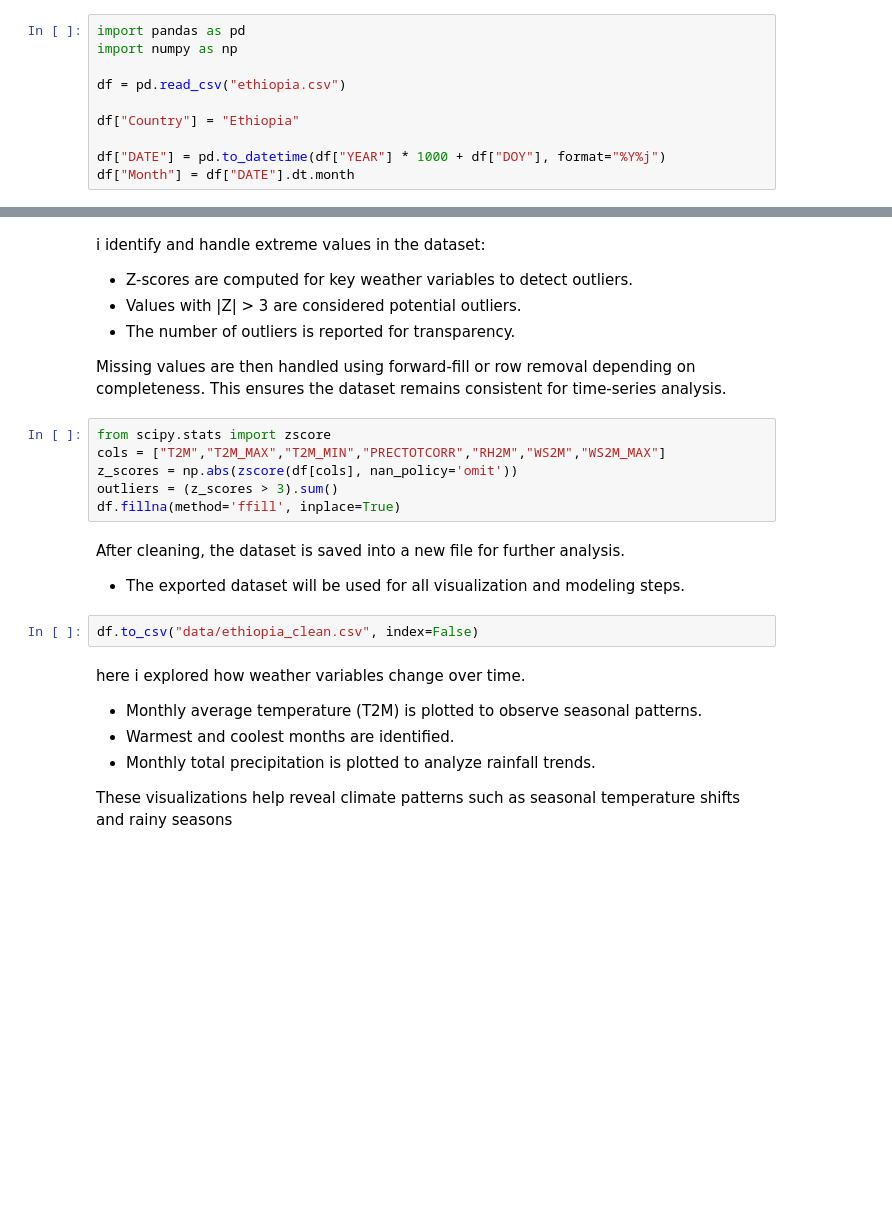
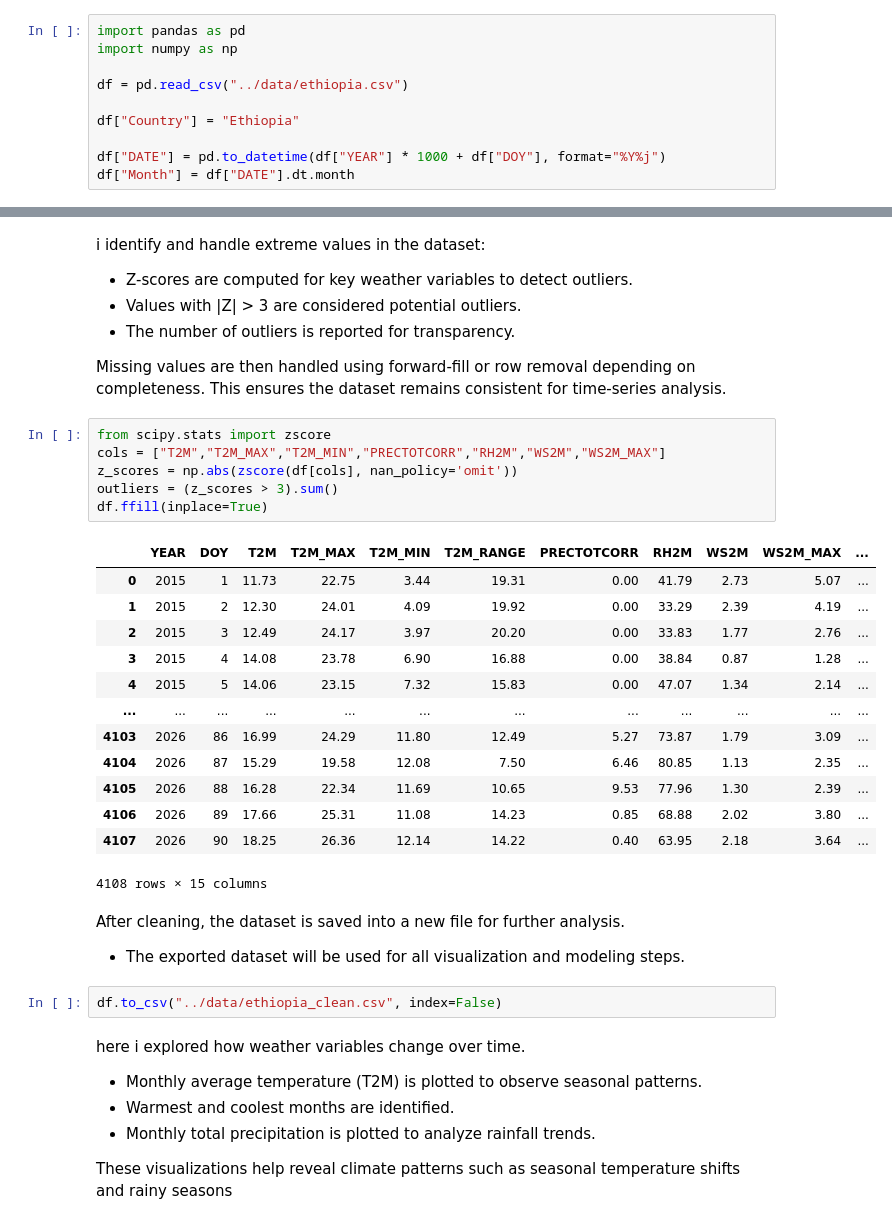
Before and after one commit to Raeyeyoh/climate-challenge-week0, a Jupyter notebook: notebooks/ethiopia_eda.ipynb, the cells around one changed output, grey strips where cells are left out. Drawn from its saved outputs; the diff is of its cells as text; blank space fills up the shorter version.

```diff
--- a/notebooks/ethiopia_eda.ipynb
+++ b/notebooks/ethiopia_eda.ipynb
@@ -4,7 +4,7 @@ i start by loading the dataset and creating useful time-based features like Mont
 import pandas as pd
 import numpy as np
 
-df = pd.read_csv("ethiopia.csv")
+df = pd.read_csv("../data/ethiopia.csv")
 
 df["Country"] = "Ethiopia"
 
@@ -38,15 +38,29 @@ Missing values are then handled using forward-fill or row removal depending on c
 # %%
 from scipy.stats import zscore
 cols = ["T2M","T2M_MAX","T2M_MIN","PRECTOTCORR","RH2M","WS2M","WS2M_MAX"]
 z_scores = np.abs(zscore(df[cols], nan_policy='omit'))
 outliers = (z_scores > 3).sum()
-df.fillna(method='ffill', inplace=True)
+df.ffill(inplace=True)
+# %% [output]
+|  | YEAR | DOY | T2M | T2M_MAX | T2M_MIN | T2M_RANGE | PRECTOTCORR | RH2M | WS2M | WS2M_MAX | ... |
+| 0 | 2015 | 1 | 11.73 | 22.75 | 3.44 | 19.31 | 0.00 | 41.79 | 2.73 | 5.07 | ... |
+| 1 | 2015 | 2 | 12.30 | 24.01 | 4.09 | 19.92 | 0.00 | 33.29 | 2.39 | 4.19 | ... |
+| 2 | 2015 | 3 | 12.49 | 24.17 | 3.97 | 20.20 | 0.00 | 33.83 | 1.77 | 2.76 | ... |
+| 3 | 2015 | 4 | 14.08 | 23.78 | 6.90 | 16.88 | 0.00 | 38.84 | 0.87 | 1.28 | ... |
+| 4 | 2015 | 5 | 14.06 | 23.15 | 7.32 | 15.83 | 0.00 | 47.07 | 1.34 | 2.14 | ... |
+| ... | ... | ... | ... | ... | ... | ... | ... | ... | ... | ... | ... |
+| 4103 | 2026 | 86 | 16.99 | 24.29 | 11.80 | 12.49 | 5.27 | 73.87 | 1.79 | 3.09 | ... |
+| 4104 | 2026 | 87 | 15.29 | 19.58 | 12.08 | 7.50 | 6.46 | 80.85 | 1.13 | 2.35 | ... |
+| 4105 | 2026 | 88 | 16.28 | 22.34 | 11.69 | 10.65 | 9.53 | 77.96 | 1.30 | 2.39 | ... |
+| 4106 | 2026 | 89 | 17.66 | 25.31 | 11.08 | 14.23 | 0.85 | 68.88 | 2.02 | 3.80 | ... |
+| 4107 | 2026 | 90 | 18.25 | 26.36 | 12.14 | 14.22 | 0.40 | 63.95 | 2.18 | 3.64 | ... |
+4108 rows × 15 columns
 # %% [markdown]
 After cleaning, the dataset is saved into a new file for further analysis.
 
 - The exported dataset will be used for all visualization and modeling steps.
 # %%
-df.to_csv("data/ethiopia_clean.csv", index=False)
+df.to_csv("../data/ethiopia_clean.csv", index=False)
 # %% [markdown]
 here i explored how weather variables change over time.
 
```
Also changed, not shown: parts of 3 cells of this notebook.
